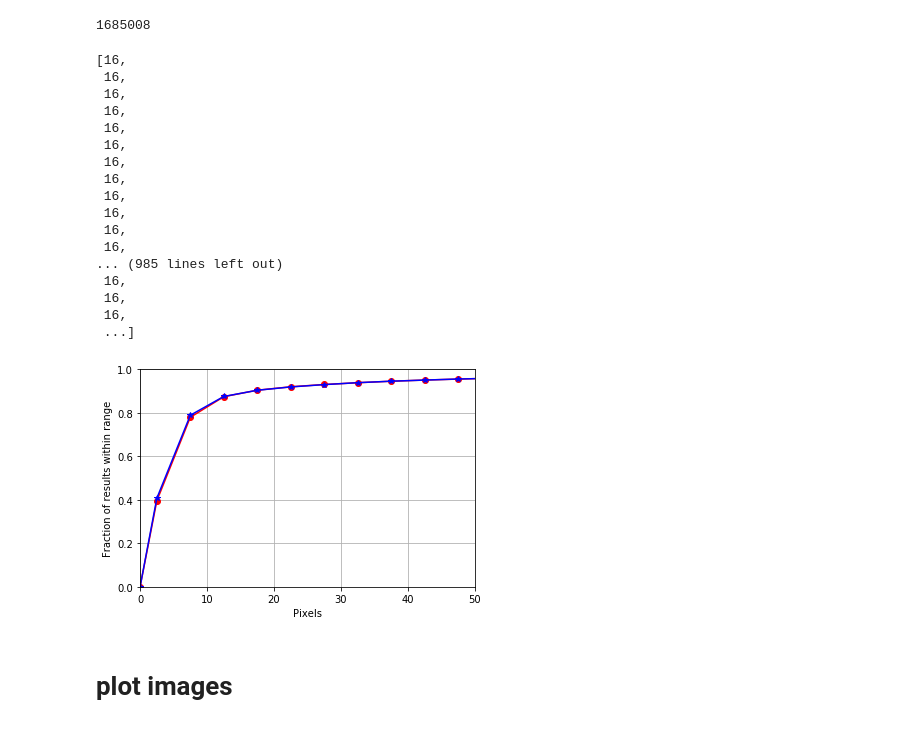
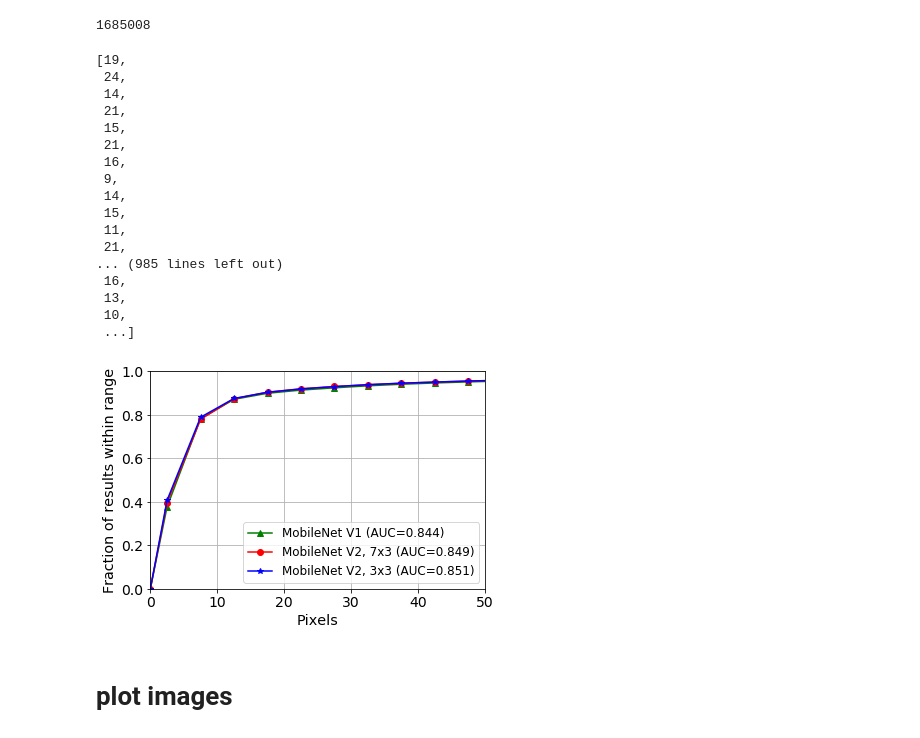
Before and after one commit to rainoa/StixelNetOptimization, a Jupyter notebook: StixelNet_train_and_eval_mobilenetV2.ipynb, the cells around one changed output. Cells and saved outputs as stored; diff of their text form; code cells hidden in the pictures.

Commit message:
calculated AUC and num parameters

```diff
--- a/StixelNet_train_and_eval_mobilenetV2.ipynb
+++ b/StixelNet_train_and_eval_mobilenetV2.ipynb
@@ -1108,28 +1108,28 @@ GT47_V1_df = pd.read_csv('VAL_GT_v1_47.csv')
 # print(GT47_V1_df.head())
 GT47_V1 = list(GT47_V1_df['GT'])
 
-pred_V1_df = pd.read_csv('PREDS_v1_47.csv')
+pred_V1_df = pd.read_csv('V1_preds_fix.csv')
 # print(pred_V1_df)
-preds_V1 = list(pred_V1_df['preds_v1_47'])
+preds_V1 = list(pred_V1_df['V1_preds_fix'])
 # %%
 preds_V1
 # %% [output]
-[16,
+[19,
+ 24,
+ 14,
+ 21,
+ 15,
+ 21,
  16,
- 16,
- 16,
- 16,
- 16,
- 16,
- 16,
- 16,
- 16,
- 16,
- 16,
+ 9,
+ 14,
+ 15,
+ 11,
+ 21,
 ... (985 lines left out)
  16,
- 16,
- 16,
+ 13,
+ 10,
  ...]
 # %%
 # v2, kernels 3x3
@@ -1143,21 +1143,26 @@ x_v2_7_3 = np.insert(x_v2_7_3, 0, 0)
 y_v2_7_3 = np.insert(y_v2_7_3, 0, 0)
 
 # v1
-# x_v1,y_v1 = calculate_AUC_fast(y_pred_cls=preds_V1, GT=GT47_V1, num_classes=47)
-# x_v1 = np.insert(x_v1, 0, 0)
-# y_v1 = np.insert(y_v1, 0, 0)
+x_v1,y_v1 = calculate_AUC_fast(y_pred_cls=preds_V1, GT=GT47_V2, num_classes=47)
+x_v1 = np.insert(x_v1, 0, 0)
+y_v1 = np.insert(y_v1, 0, 0)
 # %%
 plt.figure(3)
-
+plt.plot(x_v1,y_v1 ,marker="^", color = 'g')
 plt.plot(x_v2_7_3,y_v2_7_3,marker='o', color = 'r')
 plt.plot(x_v2_3_3,y_v2_3_3,marker='*', color = 'b')
+
 plt.xlabel('Pixels')
 plt.ylabel('Fraction of results within range')
 plt.xlim(0,50)
 plt.ylim(0,1)
 plt.grid(True)
+plt.legend(['MobileNet V1 (AUC=0.844)', 'MobileNet V2, 7x3 (AUC=0.849)', 'MobileNet V2, 3x3 (AUC=0.851)'], fontsize=12)
+plt.rcParams.update({'axes.labelsize': 'x-large'})
+plt.rcParams.update({'axes.titlesize': 'x-large'})
+plt.tick_params(axis='both', which='major', labelsize=14)
 # %% [output]
-[figure, old version]
+[figure, new version]
 # %% [markdown]
 # plot images
 # %%
```
Also changed, not shown: parts of 2 cells of this notebook, 1 other file.
